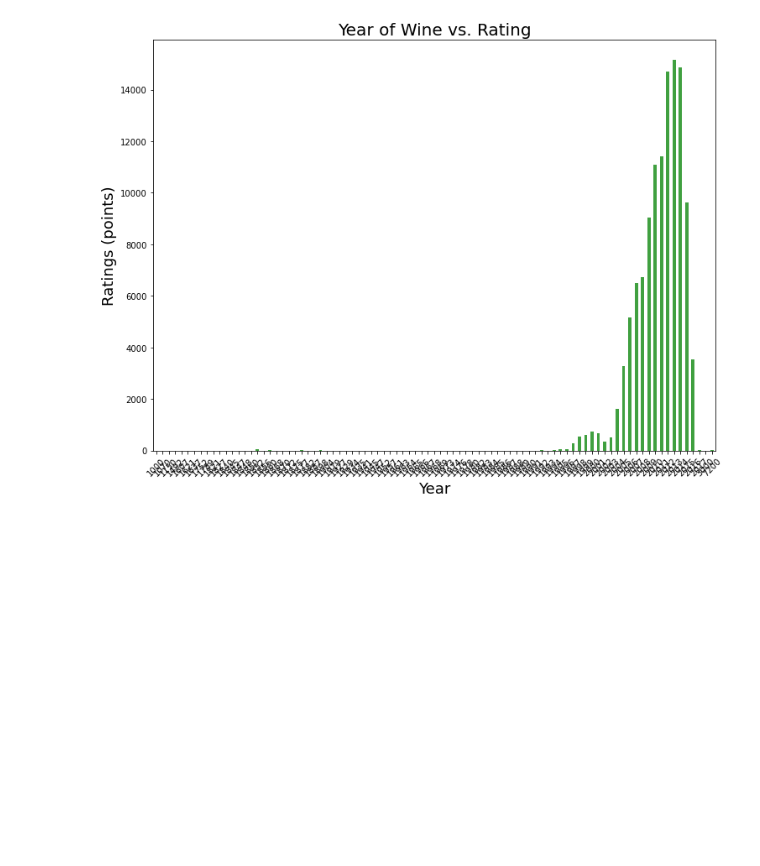
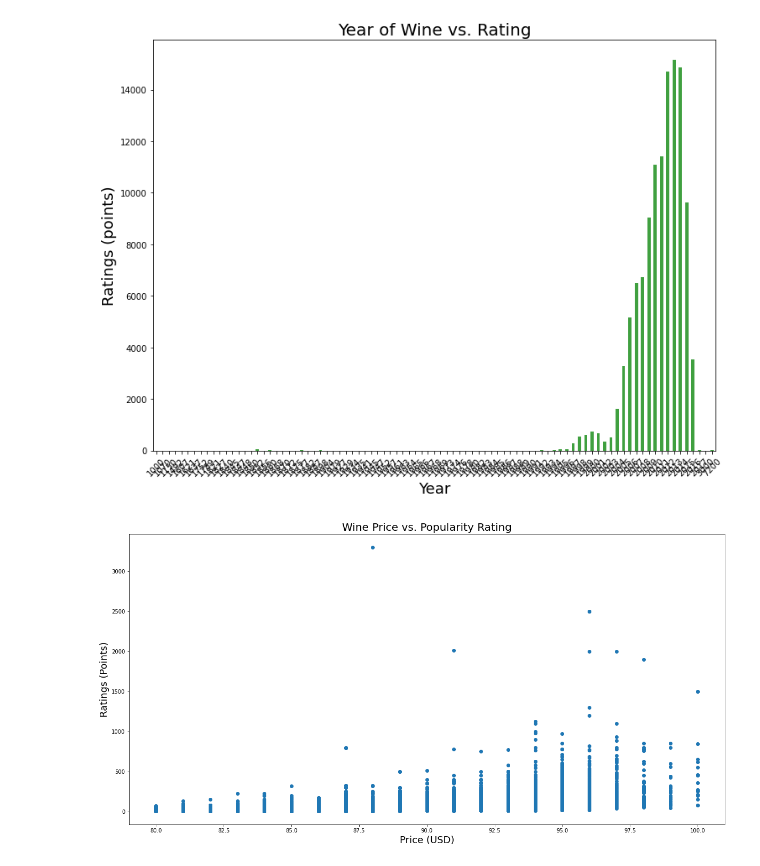
Before and after one commit to NHoyer95/umnbootcamp-project-1, a Jupyter notebook: WineRatings.ipynb, the cells around one changed output. Saved outputs shown, nothing was run; the diff lists cells and outputs as text; code cells hidden in the pictures; blank space fills up the shorter version.

Commit message:
finished creating scatter plots to compare whether we want scatter plots vs. bar plots for analysis

```diff
--- a/WineRatings.ipynb
+++ b/WineRatings.ipynb
@@ -84,0 +78,19 @@ wine_price = wine_df["price (USD)"]
+# %%
+# Analyze price of wine vs. rating
+# Scatter plot
+#Define variables
+price = wine_df["price (USD)"]
+ratings = wine_df["points"]
+
+#plot figure
+plt.figure(figsize = (20,10))
+plt.scatter(ratings, price)
+
+#assign labels and chart title
+plt.title(f"Wine Price vs. Popularity Rating", fontsize = 20)
+plt.xlabel("Price (USD)", fontsize = 18)
+plt.ylabel("Ratings (Points)", fontsize =18)
+
+plt.show()
+# %% [output]
+[figure, added]
```
Also changed, not shown: parts of 3 cells of this notebook.
